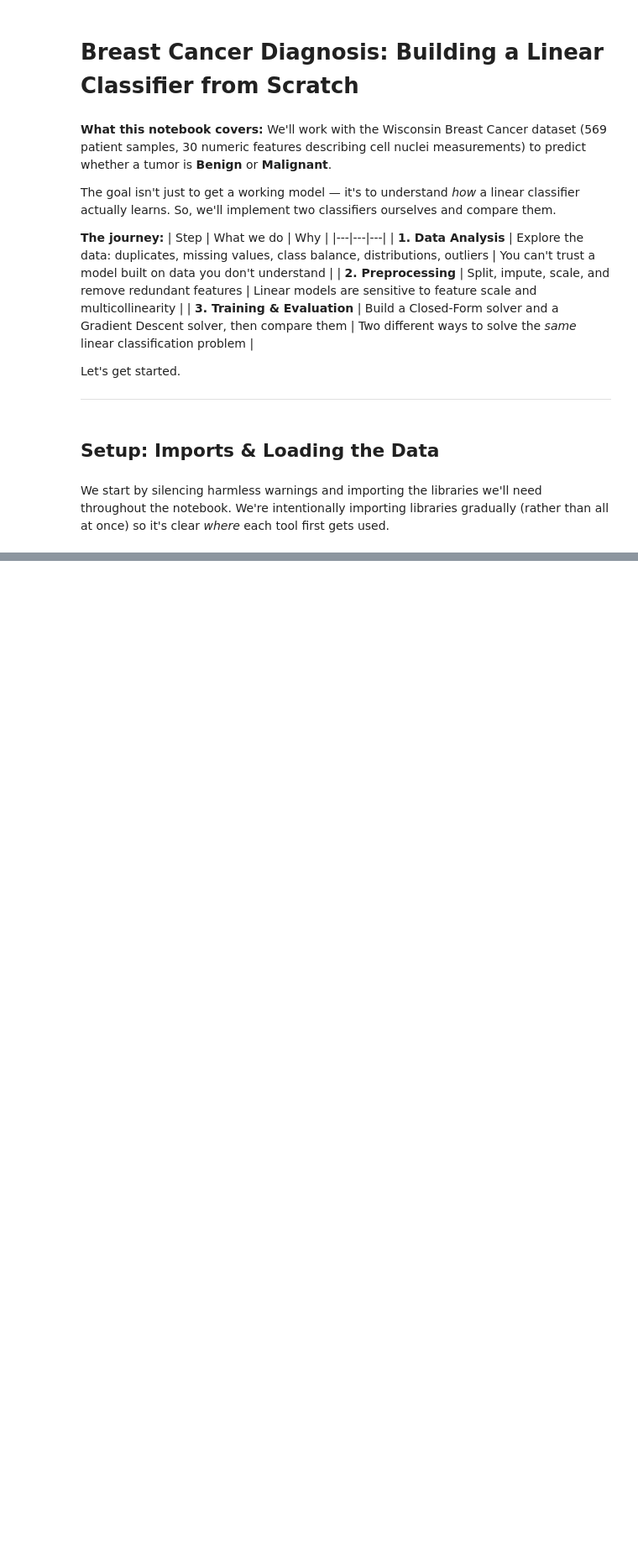
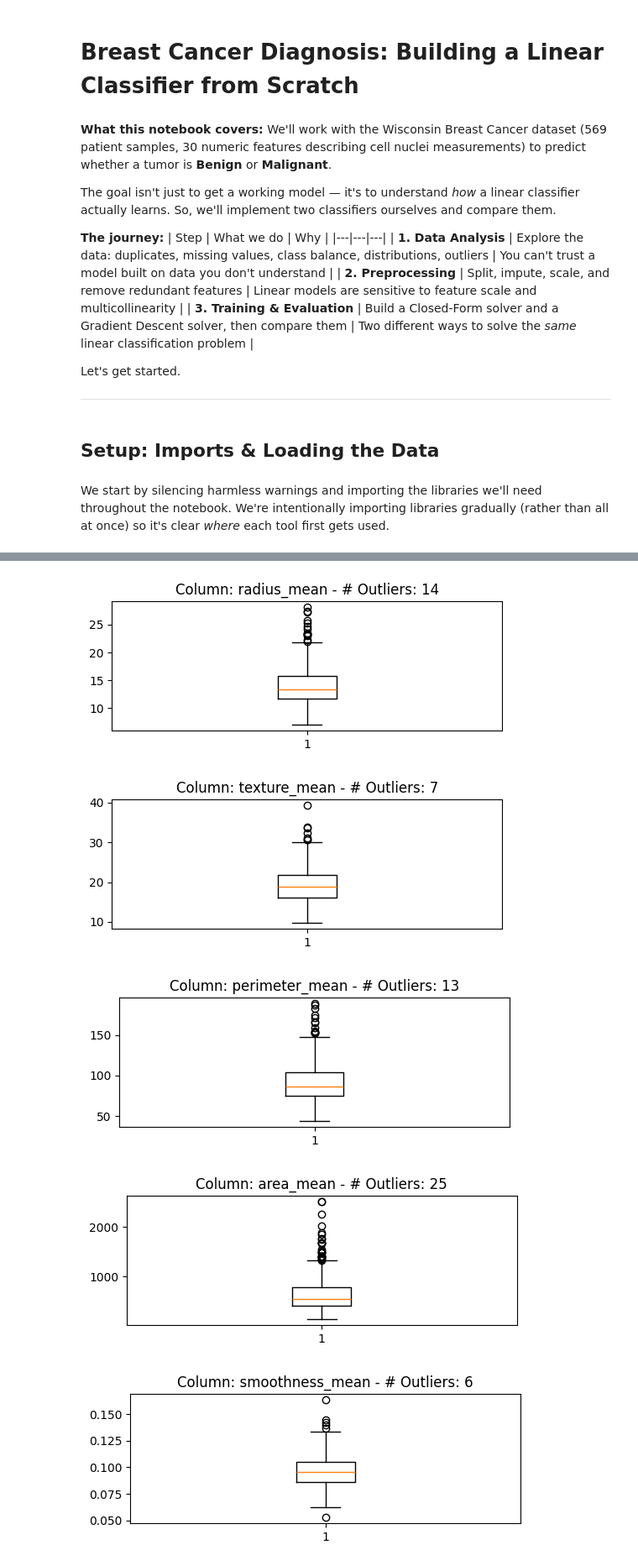
Before and after one commit to swayambhu2010/Python-Visibility, a Jupyter notebook: Data analysis, pre-processing and visualization/Week_1_v_0_0.ipynb, the cells around one changed output, grey strips where cells are left out. Shown at 84% size. Saved outputs shown, nothing was run; the diff lists cells and outputs as text; code cells hidden in the pictures; blank space fills up the shorter version.

```diff
--- a/Data analysis, pre-processing and visualization/Week_1_v_0_0.ipynb
+++ b/Data analysis, pre-processing and visualization/Week_1_v_0_0.ipynb
@@ -32,0 +184,24 @@ FileNotFoundError: [Errno 2] No such file or directory: '/content/dataset.csv'
+# %%
+for col in numerical_columns:
+
+    Q1 = df[col].quantile(0.25)
+    Q3 = df[col].quantile(0.75)
+
+    IQR = Q3 - Q1
+    lower_bound = Q1 - 1.5 * IQR
+    upper_bound = Q3 + 1.5 * IQR
+
+    outlier_mask = (df[col] < lower_bound) | (df[col] > upper_bound)
+    num_outliers = outlier_mask.sum()
+
+    plt.figure(figsize = (6,2)) # Create a new figure for each box plot
+    plt.boxplot(df[col].dropna()) # Generate a box plot for the current column, dropping missing values
+
+    plt.title(f'Column: {col} - # Outliers: {num_outliers}')
+    plt.show()
+# %% [output]
+[figure, added]
+[figure, added]
+[figure, added]
+[figure, added]
+[figure, added]
```
Also changed, not shown: parts of 32 cells of this notebook.
